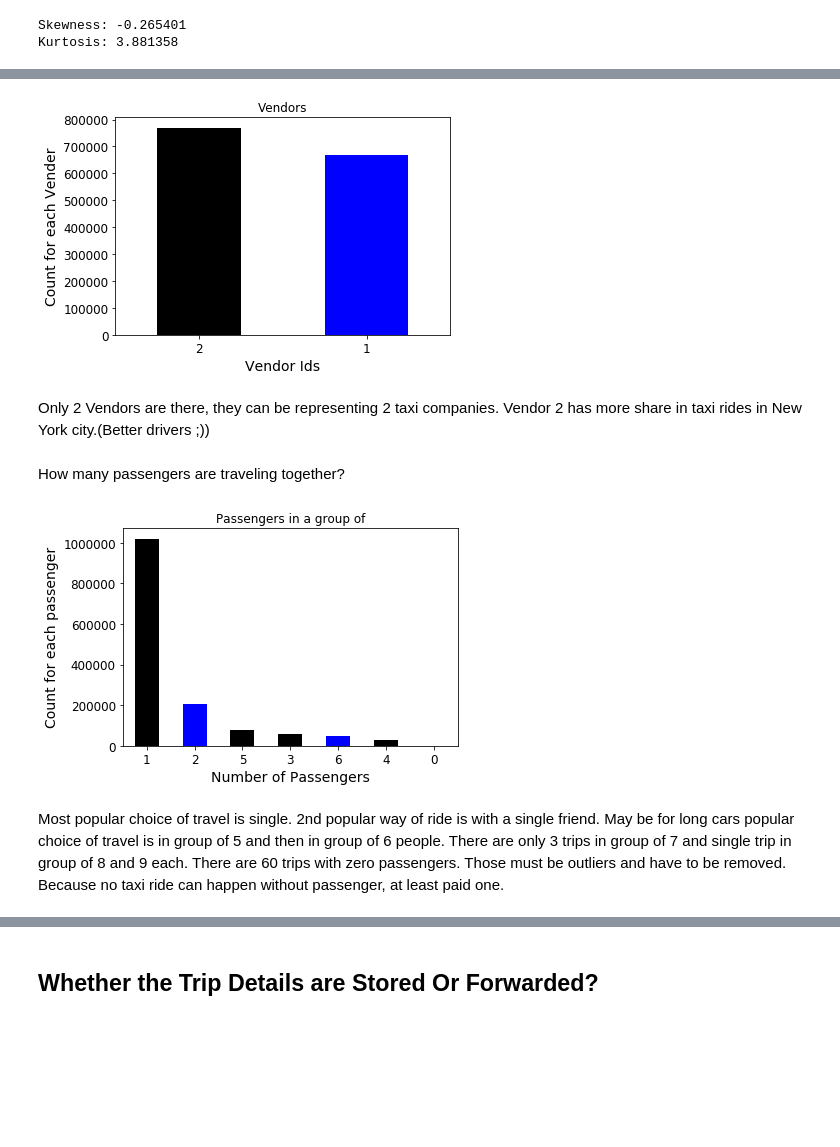
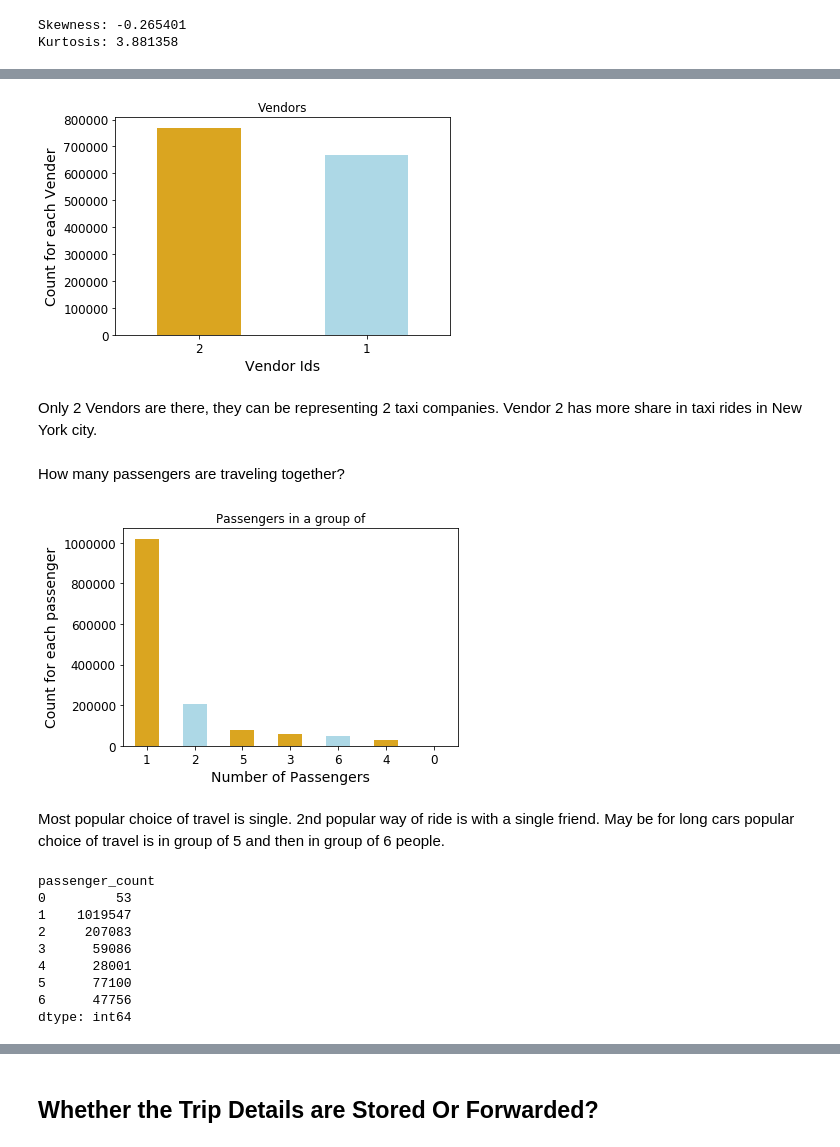
Before and after one commit to 181221/dat158ml-oblig2, a Jupyter notebook: taxi-trip.ipynb, the cells around one changed output, grey strips where cells are left out. Saved outputs shown, nothing was run; the diff lists cells and outputs as text; code cells hidden in the pictures; blank space fills up the shorter version.

```diff
--- a/taxi-trip.ipynb
+++ b/taxi-trip.ipynb
@@ -187,26 +203,36 @@ Kurtosis: 3.881358
 # %%
-train["vendor_id"].value_counts().plot(kind='bar',color=["black","blue"])
+train["vendor_id"].value_counts().plot(kind='bar',color=["goldenrod","lightblue"])
 plt.xticks(rotation='horizontal')
 plt.title("Vendors")
 plt.ylabel("Count for each Vender")
 plt.xlabel("Vendor Ids");
 # %% [output]
-[figure, old version]
+[figure, new version]
 # %% [markdown]
-Only 2 Vendors are there, they can be representing 2 taxi companies. Vendor 2 has more share in taxi rides in New York city.(Better drivers ;))
+Only 2 Vendors are there, they can be representing 2 taxi companies. Vendor 2 has more share in taxi rides in New York city.
 # %% [markdown]
 How many passengers are traveling together?
 # %%
-train["passenger_count"].value_counts().plot(kind='bar',color=["black","blue"])
+train["passenger_count"].value_counts().plot(kind='bar',color=["goldenrod","lightblue"])
 plt.title("Passengers in a group of")
 plt.xticks(rotation='horizontal')
 plt.ylabel("Count for each passenger")
 plt.xlabel("Number of Passengers");
 # %% [output]
-[figure, old version]
+[figure, new version]
 # %% [markdown]
 Most popular choice of travel is single.
 2nd popular way of ride is with a single friend.
 May be for long cars popular choice of travel is in group of 5 and then in group of 6 people.
-There are only 3 trips in group of 7 and single trip in group of 8 and 9 each.
-There are 60 trips with zero passengers. Those must be outliers and have to be removed. Because no taxi ride can happen without passenger, at least paid one.
+# %%
+train.groupby('passenger_count').size()
+# %% [output]
+passenger_count
+0         53
+1    1019547
+2     207083
+3      59086
+4      28001
+5      77100
+6      47756
+dtype: int64
```
Also changed, not shown: parts of 94 cells of this notebook, 1 other file.
